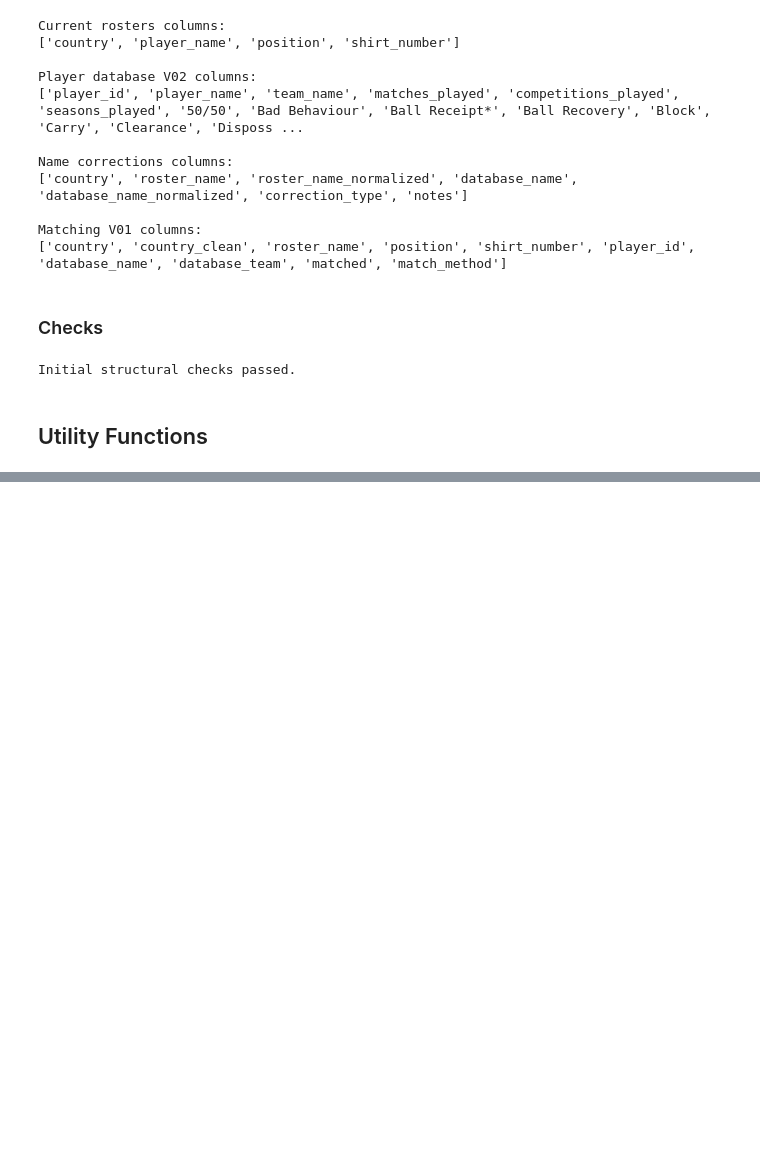
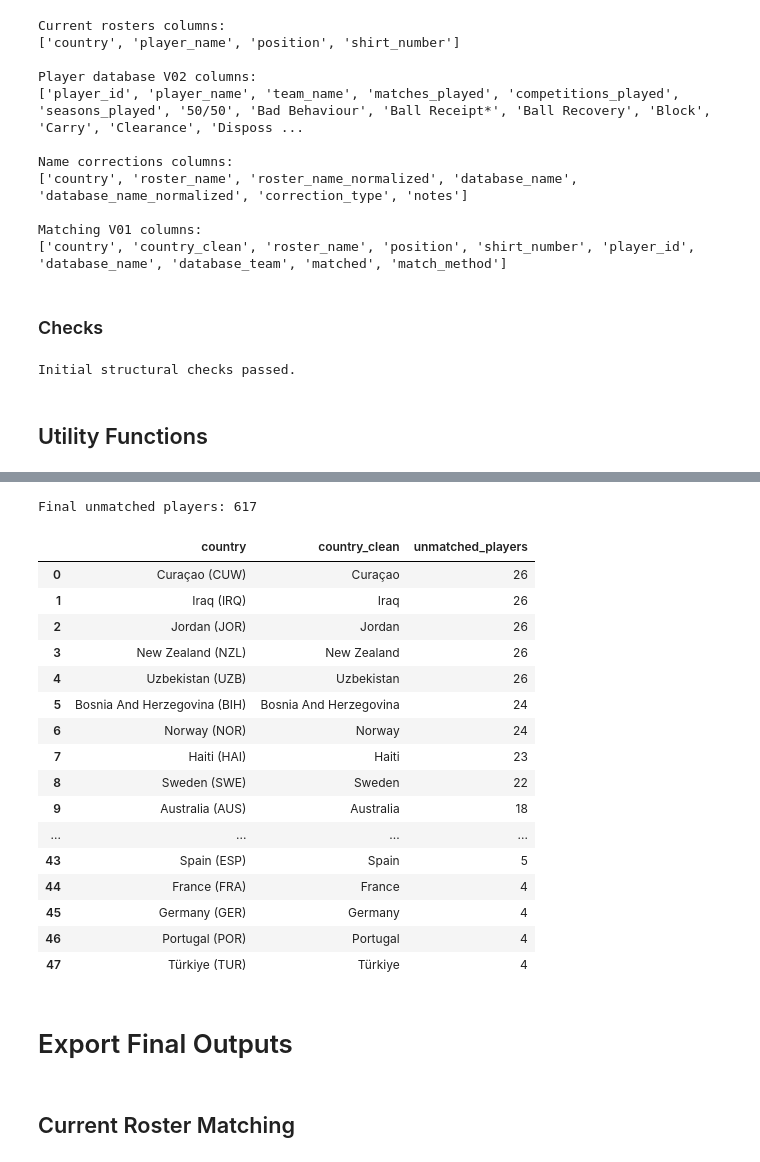
Before and after one commit to Rohtus/world-cup-predictor, a Jupyter notebook: notebooks/16_current_roster_matching_v02.ipynb, the cells around one changed output, grey strips where cells are left out. Cells and saved outputs as stored; diff of their text form; code cells hidden in the pictures; blank space fills up the shorter version.

```diff
--- a/notebooks/16_current_roster_matching_v02.ipynb
+++ b/notebooks/16_current_roster_matching_v02.ipynb
@@ -300,0 +1798,50 @@ def build_name_lookup(player_database):
+# %%
+final_unmatched_v02 = (
+    matched_rosters_v02
+    .loc[~matched_rosters_v02["matched"]]
+    .copy()
+)
+
+print("Final unmatched players:", len(final_unmatched_v02))
+# %% [output]
+Final unmatched players: 617
+# %%
+remaining_unmatched_by_country = (
+    final_unmatched_v02
+    .groupby(
+        ["country", "country_clean"],
+        as_index=False,
+    )
+    .agg(
+        unmatched_players=("roster_name", "size")
+    )
+    .sort_values(
+        ["unmatched_players", "country_clean"],
+        ascending=[False, True],
+    )
+    .reset_index(drop=True)
+)
+
+remaining_unmatched_by_country
+# %% [output]
+|  | country | country_clean | unmatched_players |
+| 0 | Curaçao (CUW) | Curaçao | 26 |
+| 1 | Iraq (IRQ) | Iraq | 26 |
+| 2 | Jordan (JOR) | Jordan | 26 |
+| 3 | New Zealand (NZL) | New Zealand | 26 |
+| 4 | Uzbekistan (UZB) | Uzbekistan | 26 |
+| 5 | Bosnia And Herzegovina (BIH) | Bosnia And Herzegovina | 24 |
+| 6 | Norway (NOR) | Norway | 24 |
+| 7 | Haiti (HAI) | Haiti | 23 |
+| 8 | Sweden (SWE) | Sweden | 22 |
+| 9 | Australia (AUS) | Australia | 18 |
+| ... | ... | ... | ... |
+| 43 | Spain (ESP) | Spain | 5 |
+| 44 | France (FRA) | France | 4 |
+| 45 | Germany (GER) | Germany | 4 |
+| 46 | Portugal (POR) | Portugal | 4 |
+| 47 | Türkiye (TUR) | Türkiye | 4 |
+# %% [markdown]
+# Export Final Outputs
+# %% [markdown]
+## Current Roster Matching
```
Also changed, not shown: parts of 165 cells of this notebook, 7 other files.
